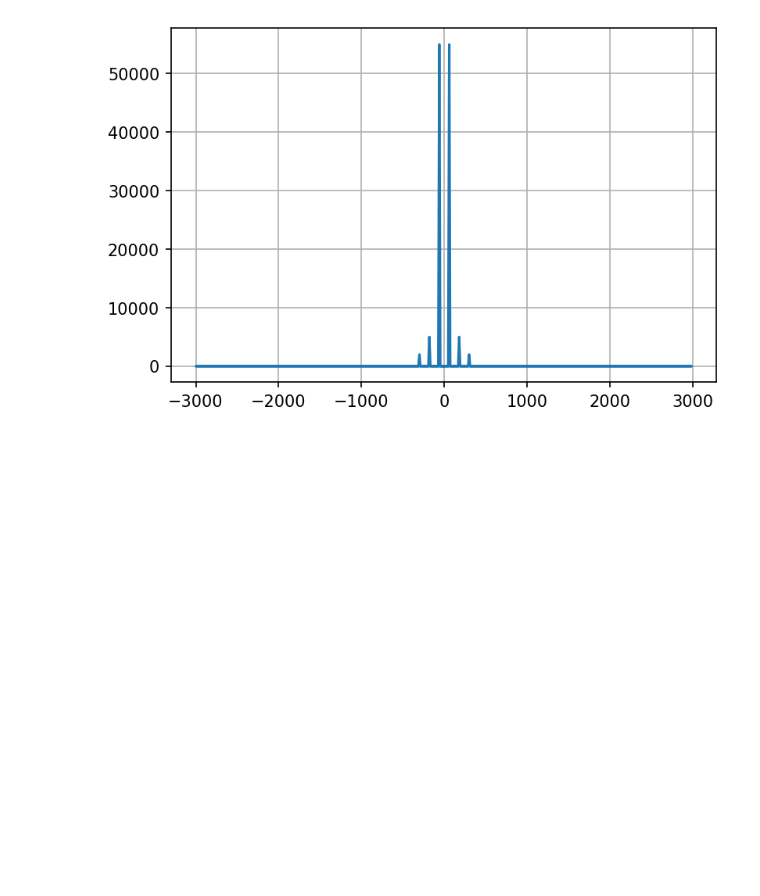
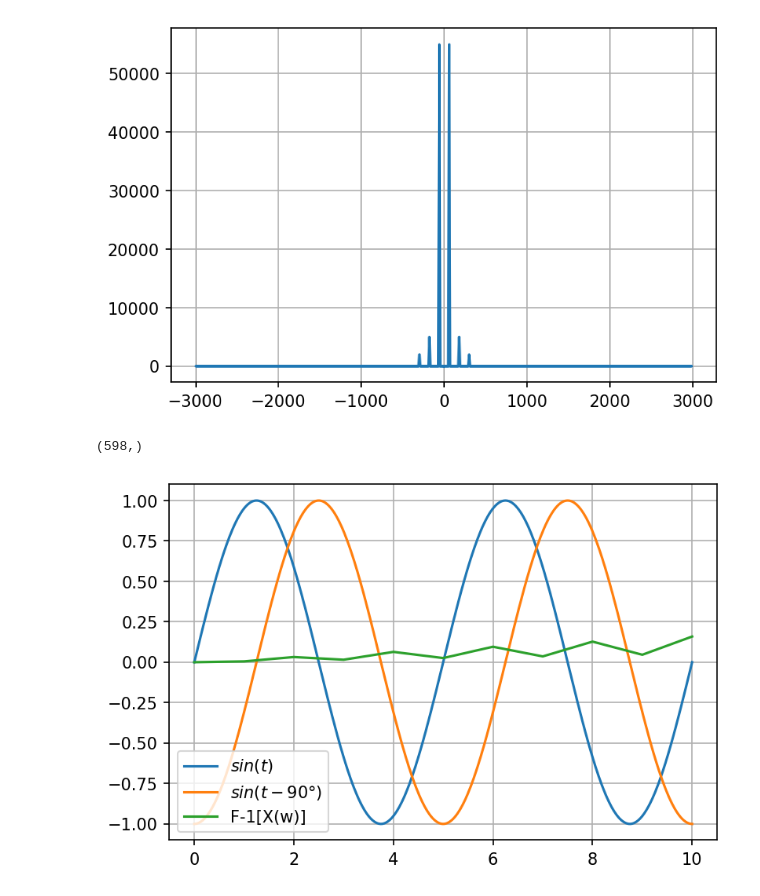
Before and after one commit to DnelZpt/line_analyzer, a Jupyter notebook: final_project.ipynb, the cells around one changed output. Drawn from its saved outputs; the diff is of its cells as text; code cells hidden in the pictures; blank space fills up the shorter version.

```diff
--- a/final_project.ipynb
+++ b/final_project.ipynb
@@ -100,0 +99,26 @@ plt.show()
+# %%
+# This cell is used to test some concepts
+t = np.linspace(0, 10, 300)
+y = np.sin(2 * np.pi * 60 * t)
+yd = np.sin(2 * np.pi * 60 * t - np.pi / 2)
+
+yf = fft(y)
+xf = fftfreq(300, 1/30)
+
+wo = 2 * np.pi * 60
+ydf = yf # * np.exp(-xf * ((np.pi / 2)/wo)*(0+1j))
+
+yd_inv = irfft(ydf)
+
+print(yd_inv.shape)
+
+plt.figure(dpi=150)
+plt.plot(t, y, label="$sin(t)$")
+plt.plot(t, yd, label="$sin(t - 90°)$")
+plt.plot(yd_inv[: 11], label="F-1[X(w)]")
+plt.legend()
+plt.grid()
+plt.show()
+# %% [output]
+(598,)
+[figure, added]
```
Also changed, not shown: parts of 3 cells of this notebook, 1 other file.
